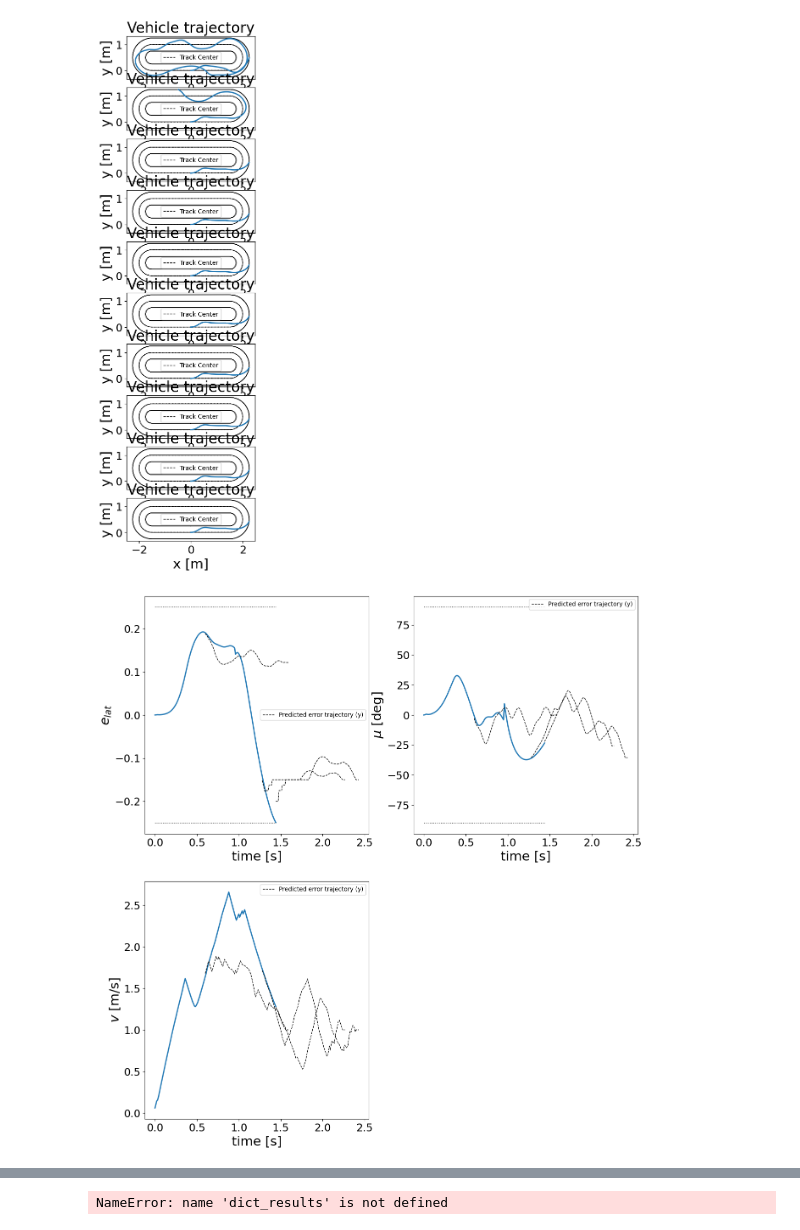
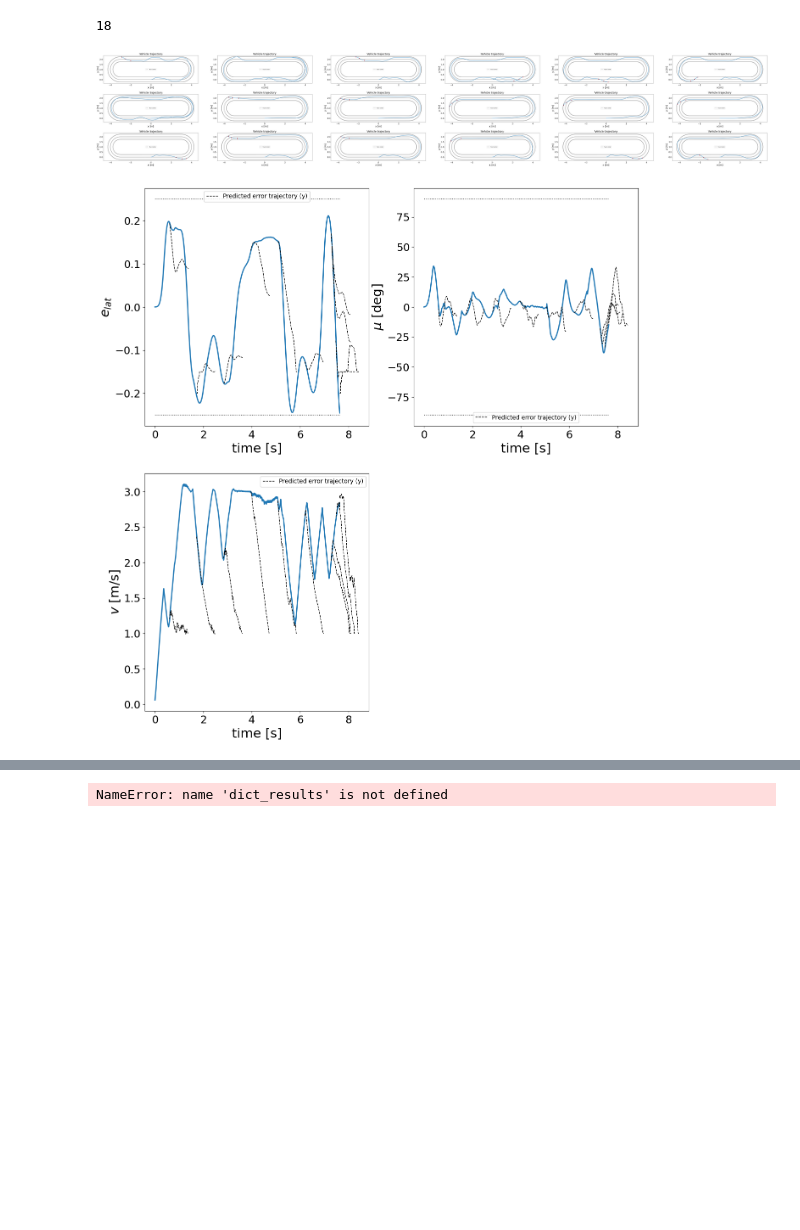
Before and after one commit to HuangYujun-JunkyTalent/DataDrivenSafetyFilter, a Jupyter notebook: iterate_dataset_test.ipynb, the cells around one changed output, grey strips where cells are left out. Drawn from its saved outputs; the diff is of its cells as text; code cells hidden in the pictures; blank space fills up the shorter version.

Commit message:
Test for multi-input-rule iterate dataset method

```diff
--- a/iterate_dataset_test.ipynb
+++ b/iterate_dataset_test.ipynb
@@ -33,7 +33,7 @@ simulator.filter_model_type = ModelType.DYNAMIC
 simulator.t_sim = 12.0
 simulator.num_predicted_traj = 10
 simulator.global_initial_state = np.array([0.0, 0.0, 0.0, 0.06, 0.0, 0.0])
-simulator.cur = 1/0.5
+simulator.cur = 1/1
 simulator.track_fun_name = 'oval_track'
 simulator.lag = 10
 simulator.save_predicted_traj = True
@@ -94,7 +94,7 @@ filter_param: Dict[str, Any] = {
         {'lam_sig': 50000, 'L': 100, 'R': np.matrix('1,0;0,1'), 'c': [[0.4, 0.2, 0.05, 0.01], [0.2, 0.1, 0.05, 0.01], [0.1, 0.05, 0.01, 0.005], [0.1, 0.05, 0.01, 0.005]]}, # seemingly good for dynamic model, using data from kinematic model???? larger lam_sig is not working
     ],
     SafetyFilterTypes.INDIRECT_FIX_MU_WEIGHTING_ADD_DATA: [
-        {'lam_sig': 50000, 'L': 60, 'R': np.matrix('1,0;0,1'), 'c': [[0.2, 0.1, 0.05, 0.05], [0.1, 0.05, 0.05, 0.05], [0.1, 0.05, 0.01, 0.005], [0.1, 0.05, 0.01, 0.005]], 't_new_data': t_new_data},
+        {'lam_sig': 50000, 'L': 80, 'R': np.matrix('1,0;0,1'), 'c': [[0.2, 0.1, 0.05, 0.05], [0.1, 0.05, 0.05, 0.05], [0.1, 0.05, 0.01, 0.005], [0.1, 0.05, 0.01, 0.005]], 't_new_data': t_new_data},
     ],
     SafetyFilterTypes.INDIRECT_ZERO_V_WEIGHTING: [
         {'lam_sig': 50000, 'L': 200, 'R': np.matrix('1,0;0,1'), 'c': [[0.4, 0.2, 0.05, 0.01], [0.2, 0.1, 0.05, 0.01], [0.1, 0.05, 0.01, 0.005], [0.1, 0.05, 0.01, 0.005]]}, # seemingly good for dynamic model, using data from kinematic model???? larger lam_sig is not working
@@ -104,9 +104,13 @@ filter_param: Dict[str, Any] = {
     ],
     # SafetyFilterTypes.INDIRECT_STOP: [{'lam_sig': 100000}],
     }.get(filter_type)[0]
-simulation_input_rule = SimulationInputRule.SINE_WITH_MEAN
+simulation_input_rules = [
+    SimulationInputRule.SINE_WITH_MEAN,
+    SimulationInputRule.MAX_THROTTLE,
+    SimulationInputRule.MAX_THROTTLE_SINE_STEER,
+    ]
 
 
-results_list = simulator.simulate_with_dataset_update(random_seed, track_filter_type, filter_type, filter_param, simulation_input_rule)
+results_list = simulator.simulate_with_dataset_update(random_seed, track_filter_type, filter_type, filter_param, simulation_input_rules, 18)
 # %% [output]
 Simulating for the first time
@@ -137,16 +149,19 @@ vehicle moved to segment 1!
 # %%
+print(len(results_list))
 # plot global trajectory and track
-n_rows, n_cols = len(results_list), 1
-fig, axs = plt.subplots(nrows=n_rows, ncols=n_cols, squeeze=False, figsize=(20*n_rows,15*n_cols))
-for i, j in product(range(n_rows), range(n_cols)):
-    results = results_list[i]
-    if results is not None:
-        results.plot_vehicle_trajectory(ax=axs[i,j], gen=simulator.track_generator)
+n_cols, n_rows = int(len(results_list)/len(simulation_input_rules)), len(simulation_input_rules)
+fig, axs = plt.subplots(nrows=n_rows, ncols=n_cols, squeeze=False, figsize=(18*n_cols,6*n_rows))
+for i in range(n_rows):
+    for j in range(n_cols):
+        results = results_list[i+j*n_rows]
+        if results is not None:
+            results.plot_vehicle_trajectory(ax=axs[i,j], gen=simulator.track_generator, plot_marked_steps=True)
 plt.show()
 if save_fig:
     fig.savefig('track_simulation.png')
 # %% [output]
+18
-[figure, old version]
+[figure, new version]
 # %%
 # choose one result to plot details
 results = results_list[-1]
@@ -166,7 +181,7 @@ results.plot_error_trajectory(2, ax)
 results.plot_predicted_error_slices(2, ax)
 plt.show()
 # %% [output]
-[figure, old version]
+[figure, new version]
 # %%
 # plot given predicted trajectory and real trajectory
 # plt.rcParams['text.usetex'] = True
```
Also changed, not shown: parts of 5 cells of this notebook, 5 other files.
